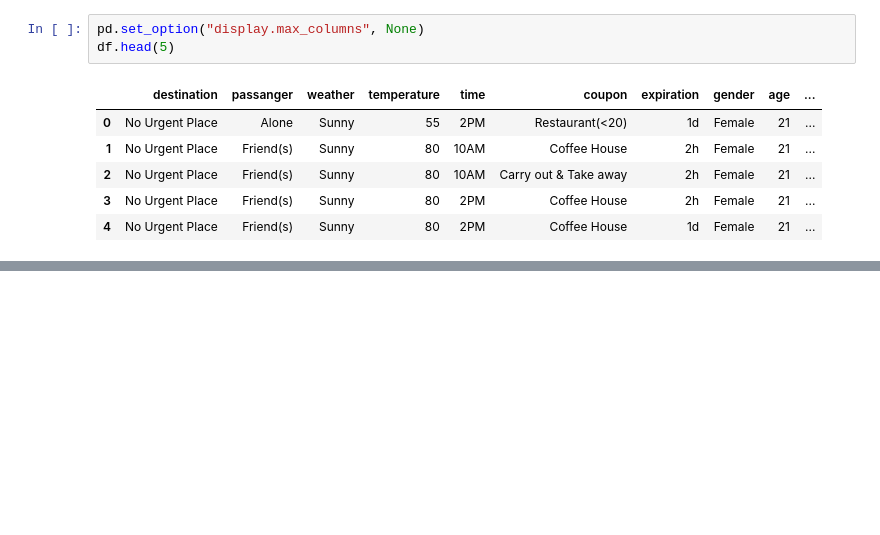
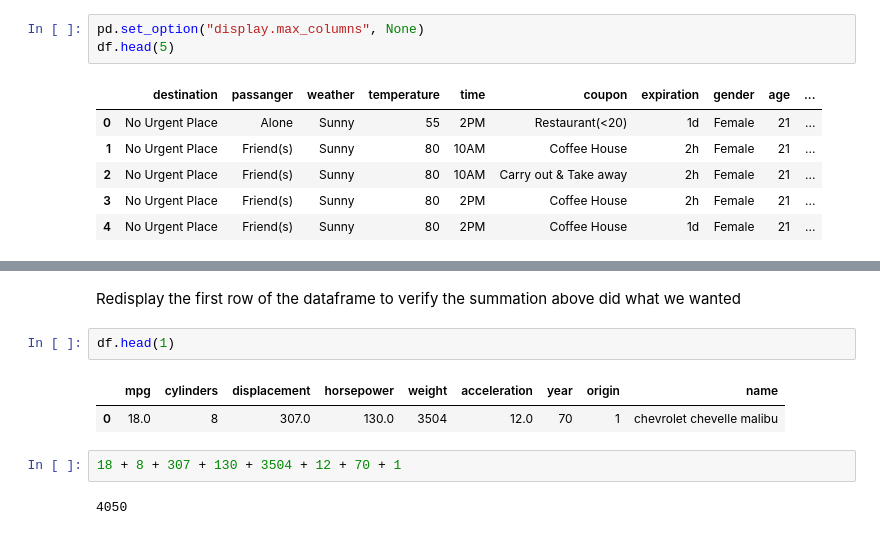
Before and after one commit to johnmarcovici/demo-notebooks, a Jupyter notebook: pandas_demos.ipynb, the cells around one changed output, grey strips where cells are left out. Saved outputs shown, nothing was run; the diff lists cells and outputs as text; blank space fills up the shorter version.

```diff
--- a/pandas_demos.ipynb
+++ b/pandas_demos.ipynb
@@ -123,0 +198,11 @@ df.head(5)
+# %% [markdown]
+Redisplay the first row of the dataframe to verify the summation above did what we wanted
+# %%
+df.head(1)
+# %% [output]
+|  | mpg | cylinders | displacement | horsepower | weight | acceleration | year | origin | name |
+| 0 | 18.0 | 8 | 307.0 | 130.0 | 3504 | 12.0 | 70 | 1 | chevrolet chevelle malibu |
+# %%
+18 + 8 + 307 + 130 + 3504 + 12 + 70 + 1
+# %% [output]
+4050
```
Also changed, not shown: parts of 15 cells of this notebook.
